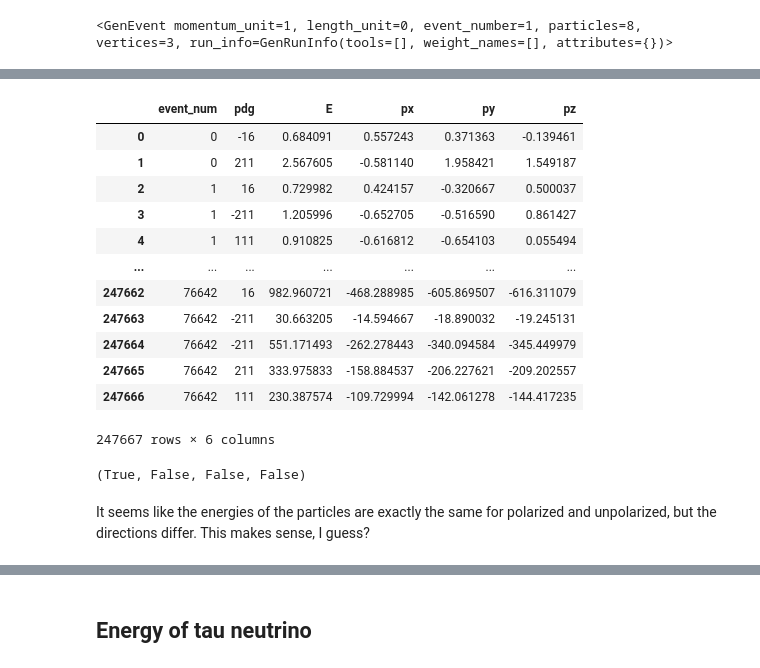
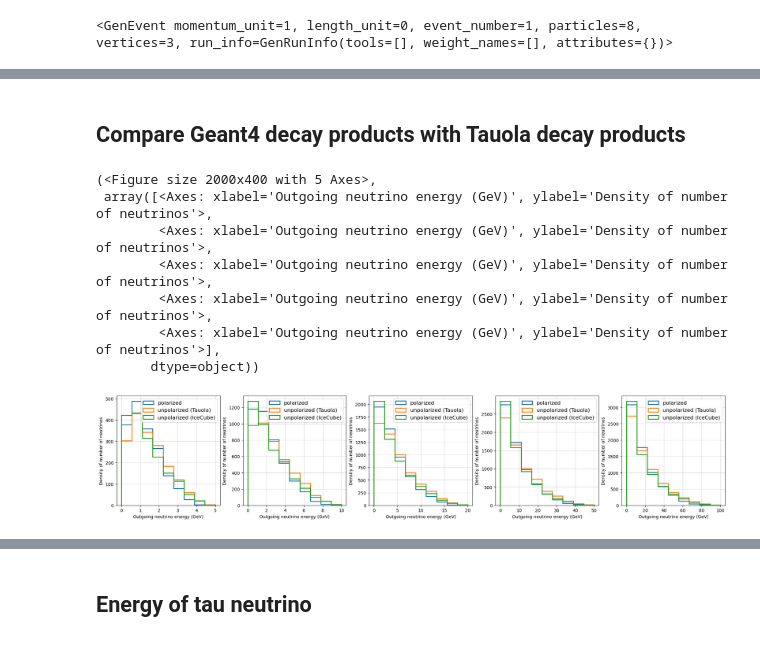
Before and after one commit to simonthor/tau-polarization-icecube, a Jupyter notebook: icecube-tau-decays/tauola_vs_icecube.ipynb, the cells around one changed output, grey strips where cells are left out. Cells and saved outputs as stored; diff of their text form; code cells hidden in the pictures.

Commit message:
Plot neutrino momentum fraction for all decay modes in IceCube

```diff
--- a/icecube-tau-decays/tauola_vs_icecube.ipynb
+++ b/icecube-tau-decays/tauola_vs_icecube.ipynb
@@ -12,0 +15,6 @@ particle_info = pd.read_csv('genie_tau_decays_particles.csv')
+# %%
+nutau_energies = [5, 10, 20, 50, 100] # GeV
+
+decay_products = {e: load_hepmc(f"../data/NuTau_{e}.0_GeV_tauola_output.dat").groupby("event_num").nth[3:].sort_values("event_num") for e in nutau_energies}
+decay_products_nopol = {e: load_hepmc(f"../data/NuTau_{e}.0_GeV_tauola_output_nopol.dat").groupby("event_num").nth[3:].sort_values("event_num") for e in nutau_energies}
+decay_products_ic = {e: pd.read_csv(f"../data/test_genie_NuTau_{e}.0_GeV_particles.csv").groupby("event_num").nth[3:].sort_values("event_num") for e in nutau_energies}
@@ -89,3 +98,0 @@ decay_products_nopol = load_hepmc("tauola_output_nopol.dat")
-# %%
-decay_products = pd.read_csv('tauola_decays.csv')
-decay_products
@@ -106,28 +99,2 @@ decay_products
-# %%
-decay_products_nopol = pd.read_csv('tauola_decays_nopol.csv')
-decay_products_nopol
-# %% [output]
-|  | event_num | pdg | E | px | py | pz |
-| 0 | 0 | -16 | 0.684091 | 0.557243 | 0.371363 | -0.139461 |
-| 1 | 0 | 211 | 2.567605 | -0.581140 | 1.958421 | 1.549187 |
-| 2 | 1 | 16 | 0.729982 | 0.424157 | -0.320667 | 0.500037 |
-| 3 | 1 | -211 | 1.205996 | -0.652705 | -0.516590 | 0.861427 |
-| 4 | 1 | 111 | 0.910825 | -0.616812 | -0.654103 | 0.055494 |
-| ... | ... | ... | ... | ... | ... | ... |
-| 247662 | 76642 | 16 | 982.960721 | -468.288985 | -605.869507 | -616.311079 |
-| 247663 | 76642 | -211 | 30.663205 | -14.594667 | -18.890032 | -19.245131 |
-| 247664 | 76642 | -211 | 551.171493 | -262.278443 | -340.094584 | -345.449979 |
-| 247665 | 76642 | 211 | 333.975833 | -158.884537 | -206.227621 | -209.202557 |
-| 247666 | 76642 | 111 | 230.387574 | -109.729994 | -142.061278 | -144.417235 |
-247667 rows × 6 columns
-# %%
-(
-    np.isclose(decay_products["E"], decay_products_nopol["E"]).all(),
-    np.isclose(decay_products["px"], decay_products_nopol["px"]).all(),
-    np.isclose(decay_products["py"], decay_products_nopol["py"]).all(),
-    np.isclose(decay_products["pz"], decay_products_nopol["pz"]).all(),
-)
-# %% [output]
-(True, False, False, False)
-# %% [markdown]
-It seems like the energies of the particles are exactly the same for polarized and unpolarized, but the directions differ. This makes sense, I guess?
+# %% [markdown]
+## Compare Geant4 decay products with Tauola decay products
@@ -133,0 +153,15 @@ It seems like the energies of the particles are exactly the same for polarized a
+# %%
+plot_histograms(
+    decay_products, decay_products_nopol, decay_products_ic,
+    bins=[np.linspace(0, e, 10) for e in nutau_energies], filter_func=lambda values, index: True, plot_func=lambda x: x[x["pdg"] == 16]["E"],
+    xlabel="Outgoing neutrino energy (GeV)",
+)
+# %% [output]
+(<Figure size 2000x400 with 5 Axes>,
+ array([<Axes: xlabel='Outgoing neutrino energy (GeV)', ylabel='Density of number of neutrinos'>,
+        <Axes: xlabel='Outgoing neutrino energy (GeV)', ylabel='Density of number of neutrinos'>,
+        <Axes: xlabel='Outgoing neutrino energy (GeV)', ylabel='Density of number of neutrinos'>,
+        <Axes: xlabel='Outgoing neutrino energy (GeV)', ylabel='Density of number of neutrinos'>,
+        <Axes: xlabel='Outgoing neutrino energy (GeV)', ylabel='Density of number of neutrinos'>],
+       dtype=object))
+[figure, added]
```
Also changed, not shown: parts of 27 cells of this notebook.
